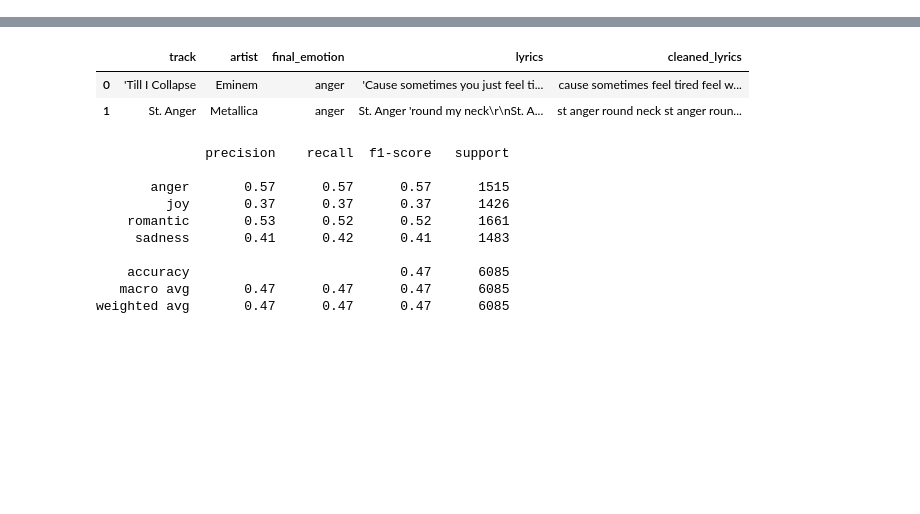
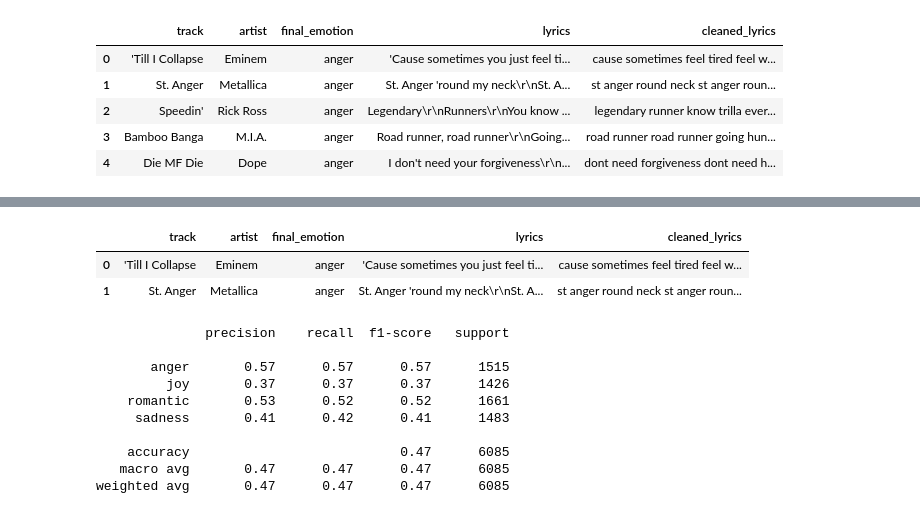
Before and after one commit to prakritii-i/LSRA, a Jupyter notebook: Data_cleaning/training_with_4_classes.ipynb, the cells around one changed output, grey strips where cells are left out. Drawn from its saved outputs; the diff is of its cells as text; code cells hidden in the pictures; blank space fills up the shorter version.

```diff
--- a/Data_cleaning/training_with_4_classes.ipynb
+++ b/Data_cleaning/training_with_4_classes.ipynb
@@ -0,0 +1,9 @@
+# %%
+df.head()
+# %% [output]
+|  | track | artist | final_emotion | lyrics | cleaned_lyrics |
+| 0 | 'Till I Collapse | Eminem | anger | 'Cause sometimes you just feel ti... | cause sometimes feel tired feel w... |
+| 1 | St. Anger | Metallica | anger | St. Anger 'round my neck\r\nSt. A... | st anger round neck st anger roun... |
+| 2 | Speedin' | Rick Ross | anger | Legendary\r\nRunners\r\nYou know ... | legendary runner know trilla ever... |
+| 3 | Bamboo Banga | M.I.A. | anger | Road runner, road runner\r\nGoing... | road runner road runner going hun... |
+| 4 | Die MF Die | Dope | anger | I don't need your forgiveness\r\n... | dont need forgiveness dont need h... |
```
Also changed, not shown: parts of 1 cell of this notebook, 8 other files.
